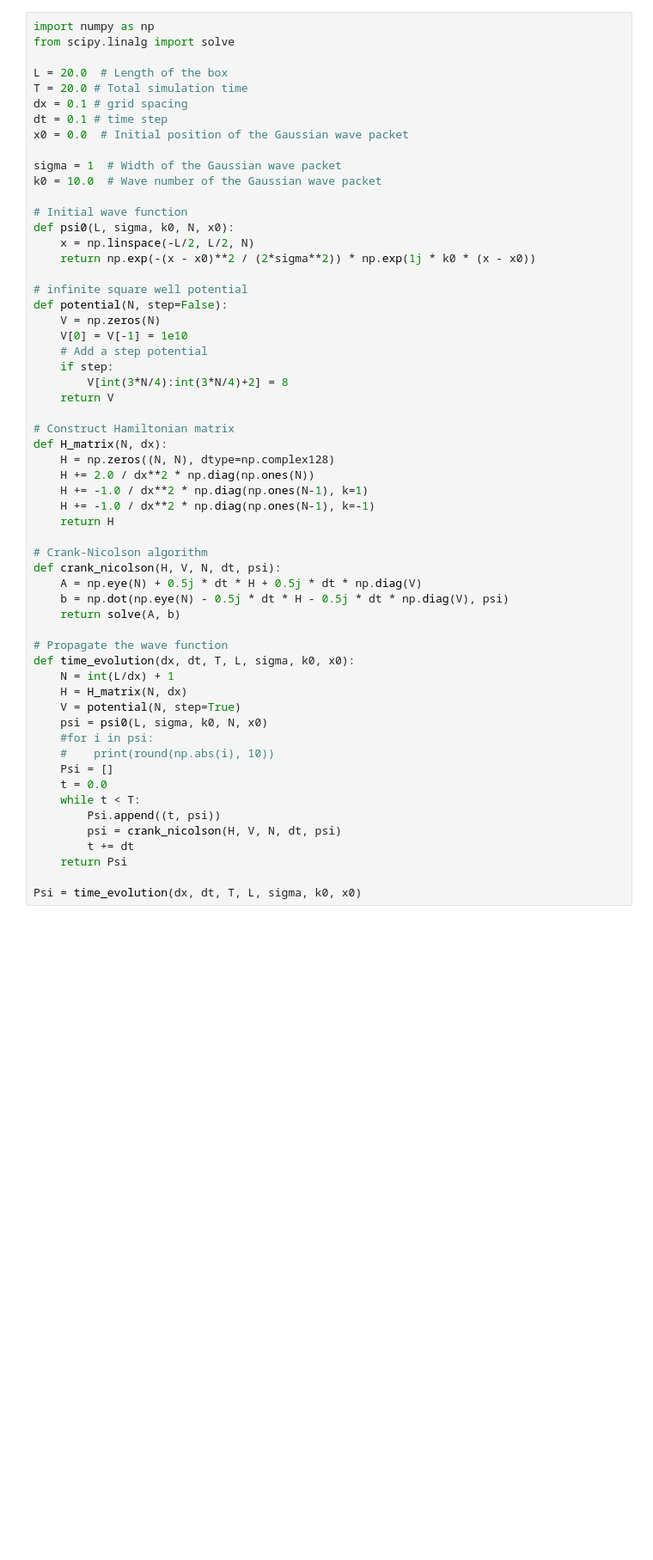
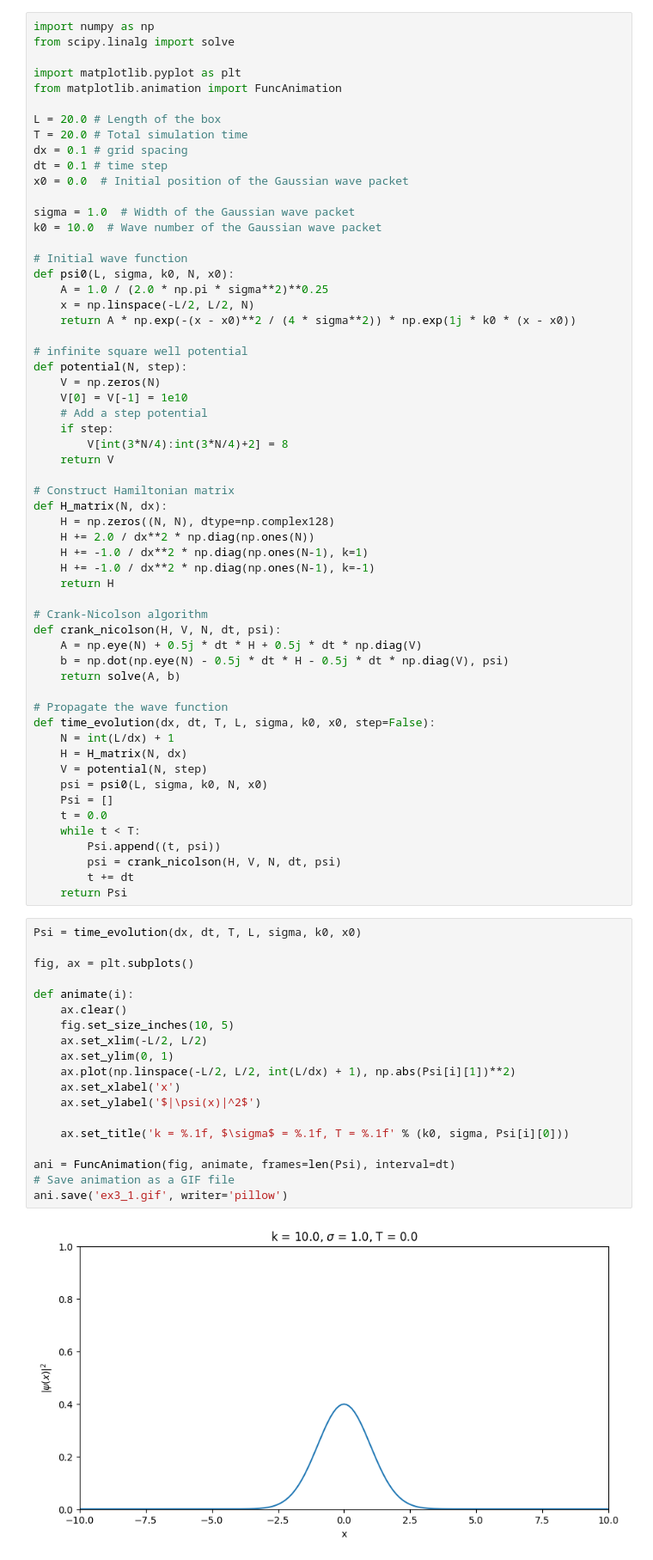
Before and after one commit to Sassy-Buoy/Comp-phys-Ex, a Jupyter notebook: ex3.ipynb, the cells around one changed output. Shown at 86% size. Saved outputs shown, nothing was run; the diff lists cells and outputs as text; blank space fills up the shorter version.

```diff
--- a/ex3.ipynb
+++ b/ex3.ipynb
@@ -2,22 +2,26 @@
 import numpy as np
 from scipy.linalg import solve
 
-L = 20.0  # Length of the box
+import matplotlib.pyplot as plt
+from matplotlib.animation import FuncAnimation
+
+L = 20.0 # Length of the box
 T = 20.0 # Total simulation time
 dx = 0.1 # grid spacing
 dt = 0.1 # time step
 x0 = 0.0  # Initial position of the Gaussian wave packet
 
-sigma = 1  # Width of the Gaussian wave packet
+sigma = 1.0  # Width of the Gaussian wave packet
 k0 = 10.0  # Wave number of the Gaussian wave packet
 
 # Initial wave function
 def psi0(L, sigma, k0, N, x0):
+    A = 1.0 / (2.0 * np.pi * sigma**2)**0.25
     x = np.linspace(-L/2, L/2, N)
-    return np.exp(-(x - x0)**2 / (2*sigma**2)) * np.exp(1j * k0 * (x - x0))
+    return A * np.exp(-(x - x0)**2 / (4 * sigma**2)) * np.exp(1j * k0 * (x - x0))
 
 # infinite square well potential
-def potential(N, step=False):
+def potential(N, step):
     V = np.zeros(N)
     V[0] = V[-1] = 1e10
     # Add a step potential
@@ -40,13 +44,11 @@ def crank_nicolson(H, V, N, dt, psi):
     return solve(A, b)
 
 # Propagate the wave function
-def time_evolution(dx, dt, T, L, sigma, k0, x0):
+def time_evolution(dx, dt, T, L, sigma, k0, x0, step=False):
     N = int(L/dx) + 1
     H = H_matrix(N, dx)
-    V = potential(N, step=True)
+    V = potential(N, step)
     psi = psi0(L, sigma, k0, N, x0)
-    #for i in psi:
-    #    print(round(np.abs(i), 10))
     Psi = []
     t = 0.0
     while t < T:
@@ -54,6 +56,25 @@ def time_evolution(dx, dt, T, L, sigma, k0, x0):
         psi = crank_nicolson(H, V, N, dt, psi)
         t += dt
     return Psi
-
-Psi = time_evolution(dx, dt, T, L, sigma, k0, x0)
+# %%
+Psi = time_evolution(dx, dt, T, L, sigma, k0, x0)
+
+fig, ax = plt.subplots()
+
+def animate(i):
+    ax.clear()
+    fig.set_size_inches(10, 5)
+    ax.set_xlim(-L/2, L/2)
+    ax.set_ylim(0, 1)
+    ax.plot(np.linspace(-L/2, L/2, int(L/dx) + 1), np.abs(Psi[i][1])**2)
+    ax.set_xlabel('x')
+    ax.set_ylabel('$|\psi(x)|^2$')
+
+    ax.set_title('k = %.1f, $\sigma$ = %.1f, T = %.1f' % (k0, sigma, Psi[i][0]))
+
+ani = FuncAnimation(fig, animate, frames=len(Psi), interval=dt)
+# Save animation as a GIF file
+ani.save('ex3_1.gif', writer='pillow')
+# %% [output]
+[figure, added]
 # %%
```
Also changed, not shown: parts of 2 cells of this notebook, 7 other files.
